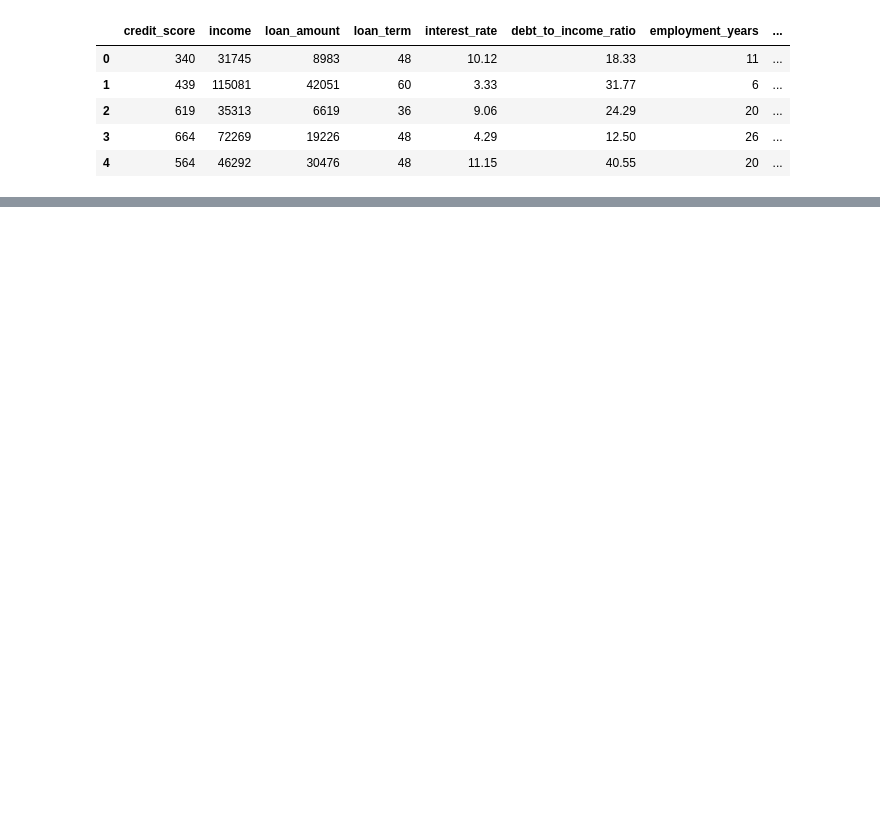
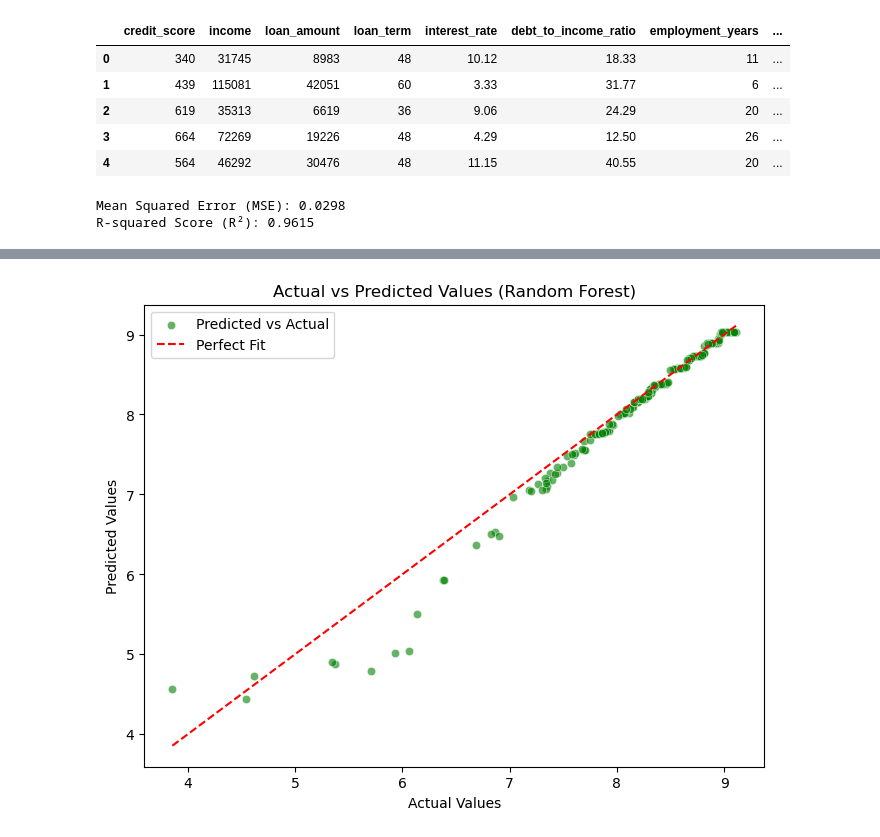
Before and after one commit to Queenzy-Ongeye/Loan-Default-Risk-Prediction, a Jupyter notebook: Test.ipynb, the cells around one changed output, grey strips where cells are left out. Drawn from its saved outputs; the diff is of its cells as text; code cells hidden in the pictures; blank space fills up the shorter version.

Commit message:
added random forest and ada boost models'

```diff
--- a/Test.ipynb
+++ b/Test.ipynb
@@ -106,3 +107,39 @@ df.head()
 | 4 | 564 | 46292 | 30476 | 48 | 11.15 | 40.55 | 20 | ... |
 # %%
 df.to_csv("predicted_default_risk.csv", index=False)
+# %%
+## Random Forest Regression
+
+with open("fr_reg.pkl", "rb") as file:
+    rf_model = pickle.load(file)
+# %%
+y_pred = rf_model.predict(X_scaled)
+
+# Evaluate the model
+mse = mean_squared_error(y, y_pred)  # Mean Squared Error
+r2 = r2_score(y, y_pred)  # R-squared Score
+
+# Print results
+print(f"Mean Squared Error (MSE): {mse:.4f}")
+print(f"R-squared Score (R²): {r2:.4f}")
+# %% [output]
+Mean Squared Error (MSE): 0.0298
+R-squared Score (R²): 0.9615
+# %%
+## Random Regression Scatter plot
+#Create a scatter plot
+plt.figure(figsize=(8,6))
+sns.scatterplot(x=y, y=y_pred, color="green", alpha=0.6, label="Predicted vs Actual")
+
+# Plot a reference line (y = x) for perfect predictions
+plt.plot([y.min(), y.max()], [y.min(), y.max()], color="red", linestyle="--", label="Perfect Fit")
+
+# Labels and title
+plt.xlabel("Actual Values")
+plt.ylabel("Predicted Values")
+plt.title("Actual vs Predicted Values (Random Forest)")
+plt.legend()
+
+# Show the plot
+plt.show()
+# %% [output]
@@ -108,0 +154 @@ df.to_csv("predicted_default_risk.csv", index=False)
+[figure, added]
```
Also changed, not shown: parts of 9 cells of this notebook, 2 other files.
